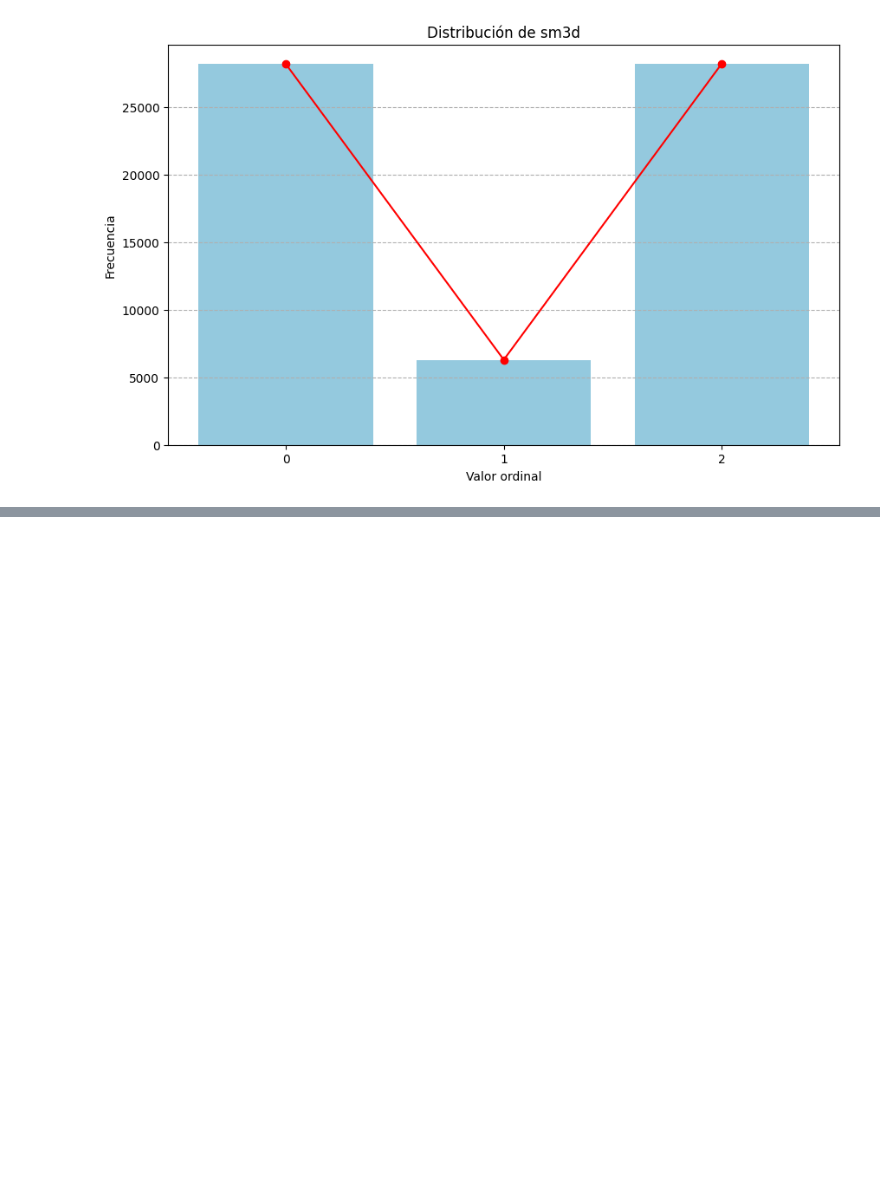
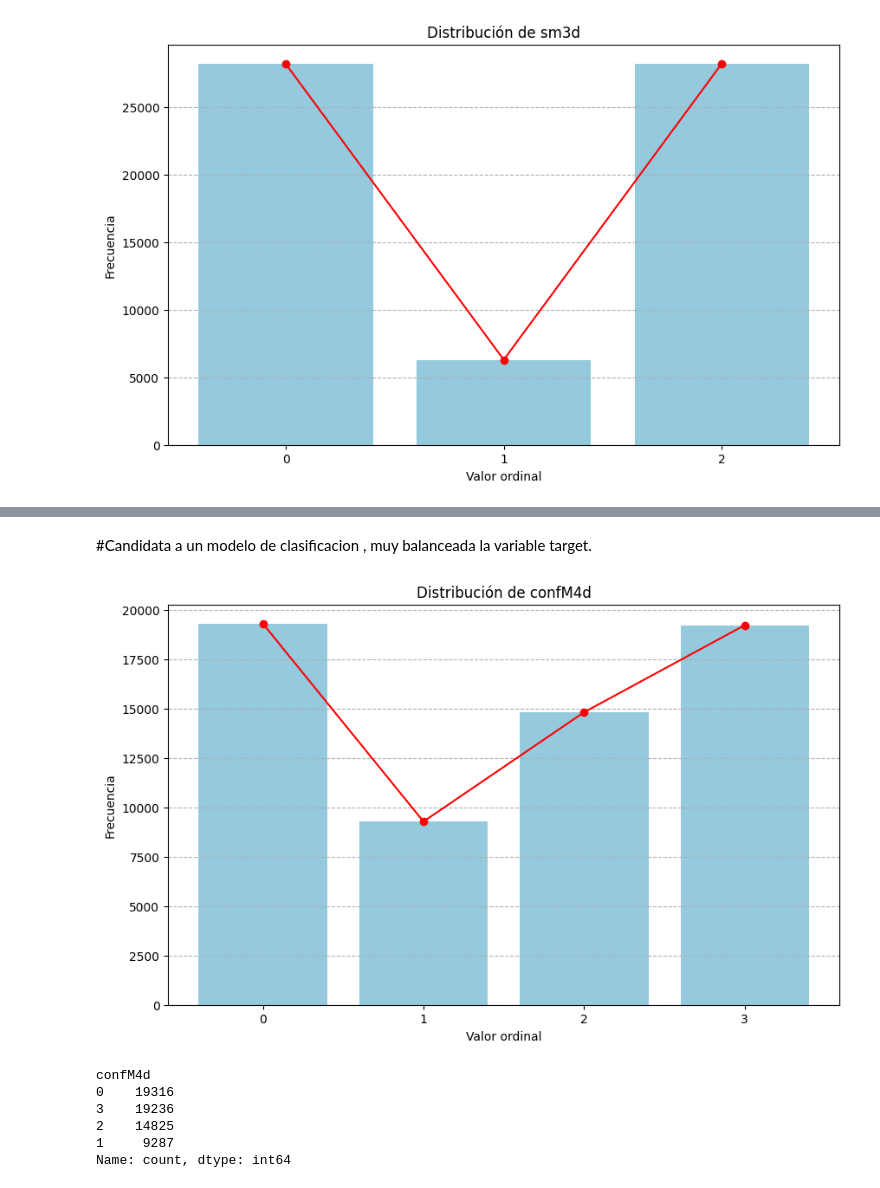
Before and after one commit to JosBerGon34/4GA.DataScience, a Jupyter notebook: src/PASO5/P5.1-FeatureEngineering.ipynb, the cells around one changed output, grey strips where cells are left out. Saved outputs shown, nothing was run; the diff lists cells and outputs as text; code cells hidden in the pictures; blank space fills up the shorter version.

```diff
--- a/src/PASO5/P5.1-FeatureEngineering.ipynb
+++ b/src/PASO5/P5.1-FeatureEngineering.ipynb
@@ -516,0 +575,14 @@ visdist(df1, 'sm3d')
+# %% [markdown]
+#Candidata a un modelo de clasificacion , muy balanceada la variable target.
+# %%
+ord10to4MidDense(df1, 'confianza_promedio', 'confM4d')
+visdist(df1, 'confM4d')
+df1['confM4d'].value_counts()
+# %% [output]
+[figure, added]
+confM4d
+0    19316
+3    19236
+2    14825
+1     9287
+Name: count, dtype: int64
```
Also changed, not shown: parts of 9 cells of this notebook, 1 other file.
